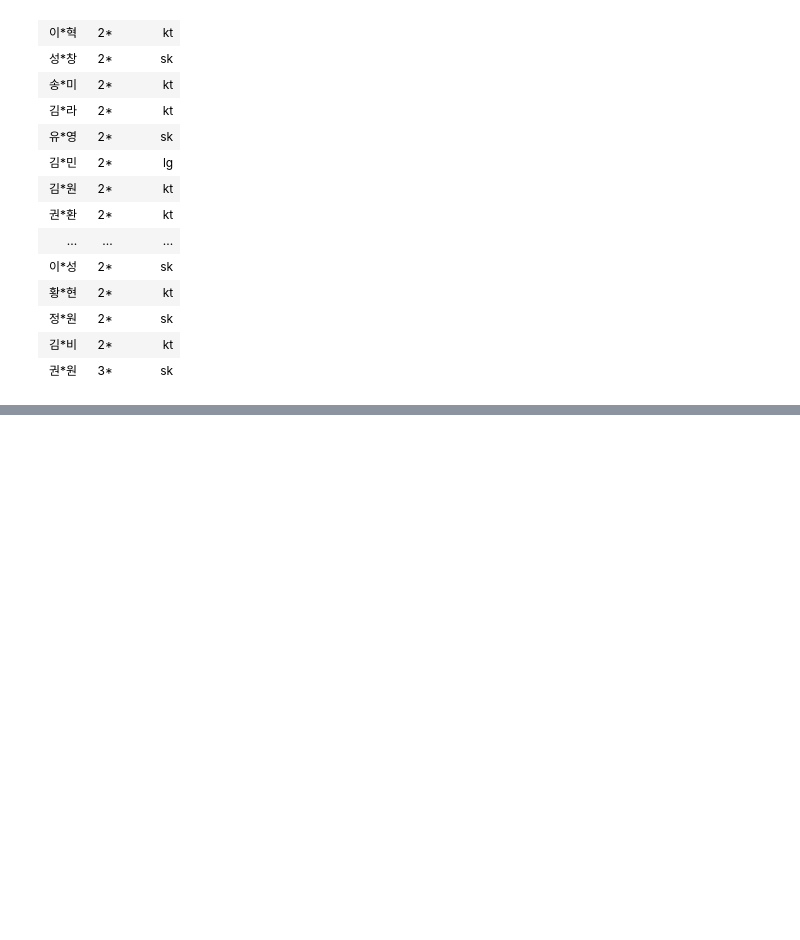
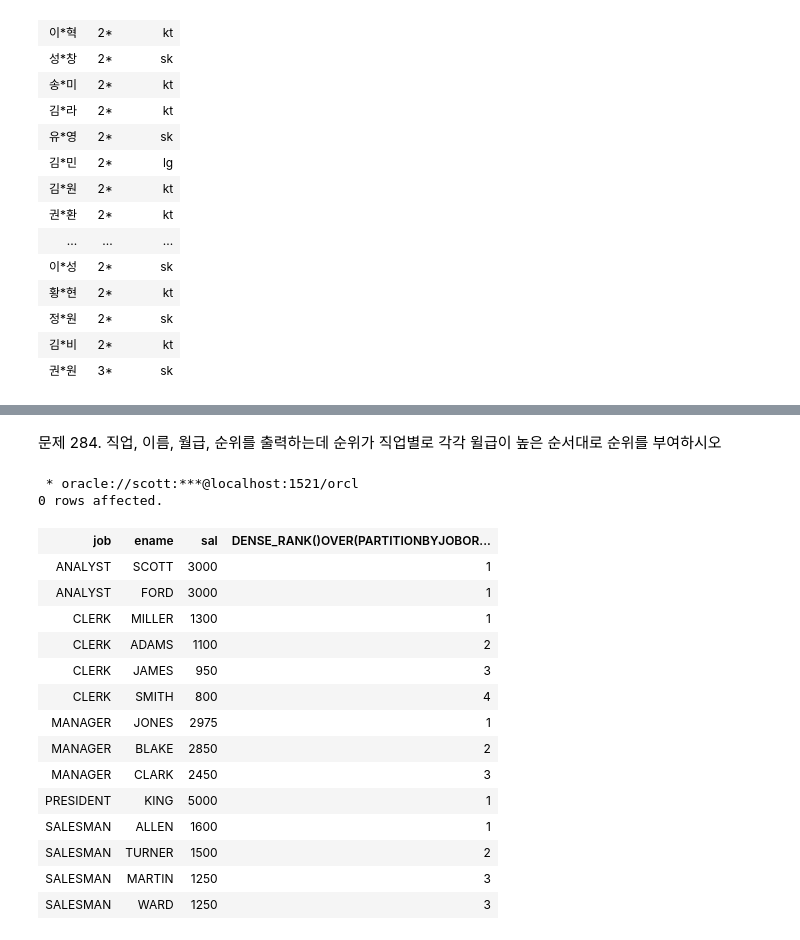
Before and after one commit to unknown-jun/Oracle_SQL, a Jupyter notebook: Part 3_12. 서브쿼리.ipynb, the cells around one changed output, grey strips where cells are left out. Drawn from its saved outputs; the diff is of its cells as text; code cells hidden in the pictures; blank space fills up the shorter version.

```diff
--- a/Part 3_12. 서브쿼리.ipynb
+++ b/Part 3_12. 서브쿼리.ipynb
@@ -259,0 +620,27 @@ select replace(ename,
+# %% [markdown]
+문제 284. 직업, 이름, 월급, 순위를 출력하는데
+             순위가 직업별로 각각 윌급이 높은 순서대로 순위를 부여하시오
+# %%
+%%sql
+
+select job, ename, sal, dense_rank () over ( partition by job
+                                             order by sal desc)
+    from emp
+# %% [output]
+ * oracle://scott:***@localhost:1521/orcl
+0 rows affected.
+| job | ename | sal | DENSE_RANK()OVER(PARTITIONBYJOBOR... |
+| ANALYST | SCOTT | 3000 | 1 |
+| ANALYST | FORD | 3000 | 1 |
+| CLERK | MILLER | 1300 | 1 |
+| CLERK | ADAMS | 1100 | 2 |
+| CLERK | JAMES | 950 | 3 |
+| CLERK | SMITH | 800 | 4 |
+| MANAGER | JONES | 2975 | 1 |
+| MANAGER | BLAKE | 2850 | 2 |
+| MANAGER | CLARK | 2450 | 3 |
+| PRESIDENT | KING | 5000 | 1 |
+| SALESMAN | ALLEN | 1600 | 1 |
+| SALESMAN | TURNER | 1500 | 2 |
+| SALESMAN | MARTIN | 1250 | 3 |
+| SALESMAN | WARD | 1250 | 3 |
```
Also changed, not shown: parts of 41 cells of this notebook.
